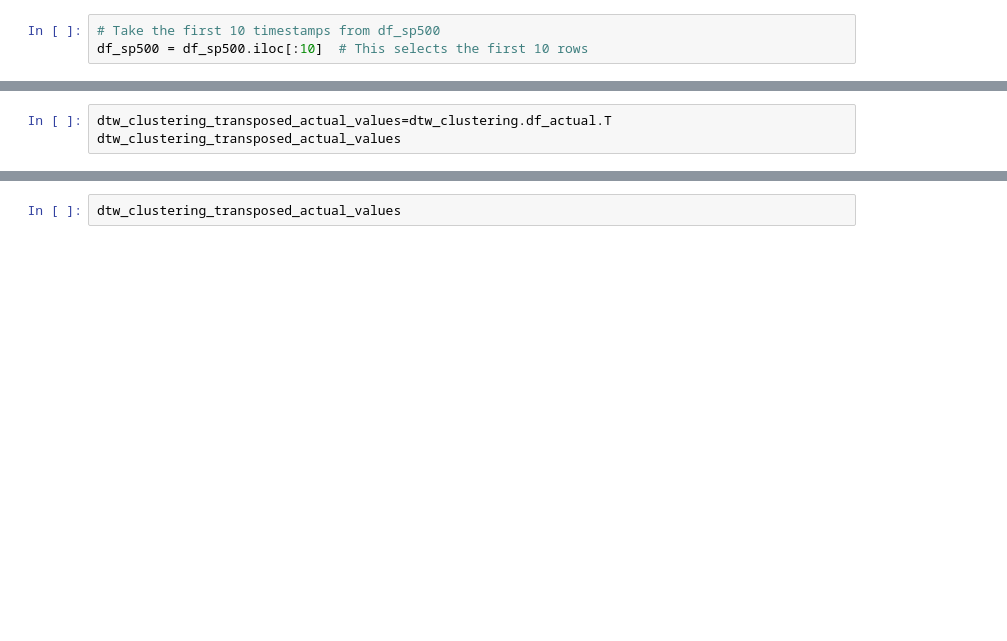
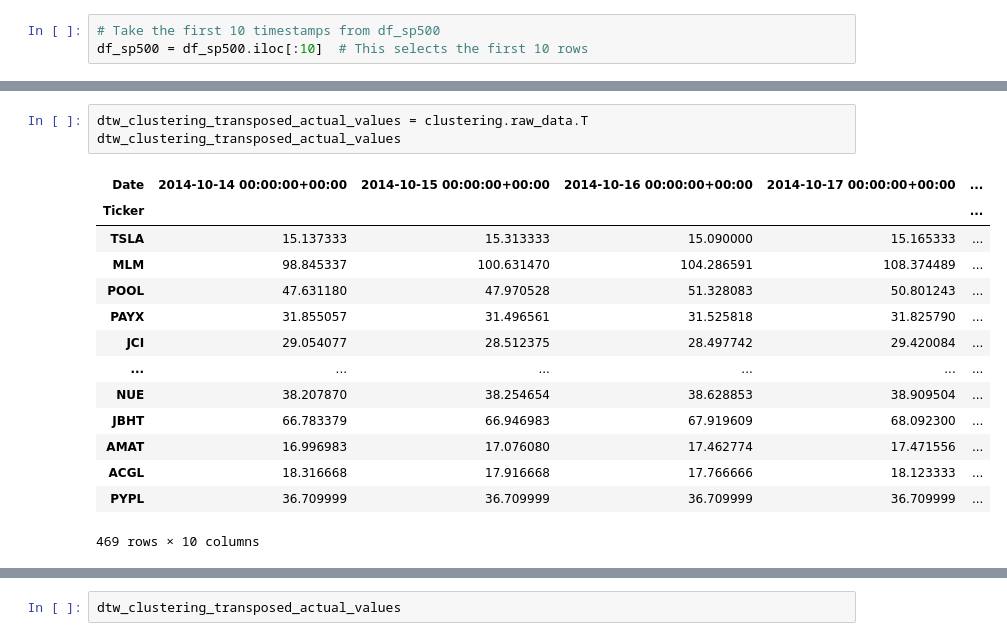
Before and after one commit to blackswan-quants/dtwclustering_sp500, a Jupyter notebook: clustering notebook.ipynb, the cells around one changed output, grey strips where cells are left out. Cells and saved outputs as stored; diff of their text form; blank space fills up the shorter version.

```diff
--- a/clustering notebook.ipynb
+++ b/clustering notebook.ipynb
@@ -618,6 +669,21 @@ kmeans_cluster_euclidean
 # %%
-dtw_clustering_transposed_actual_values=dtw_clustering.df_actual.T
+dtw_clustering_transposed_actual_values = clustering.raw_data.T
 dtw_clustering_transposed_actual_values
+# %% [output]
+| Date | 2014-10-14 00:00:00+00:00 | 2014-10-15 00:00:00+00:00 | 2014-10-16 00:00:00+00:00 | 2014-10-17 00:00:00+00:00 | ... |
+| Ticker |  |  |  |  | ... |
+| TSLA | 15.137333 | 15.313333 | 15.090000 | 15.165333 | ... |
+| MLM | 98.845337 | 100.631470 | 104.286591 | 108.374489 | ... |
+| POOL | 47.631180 | 47.970528 | 51.328083 | 50.801243 | ... |
+| PAYX | 31.855057 | 31.496561 | 31.525818 | 31.825790 | ... |
+| JCI | 29.054077 | 28.512375 | 28.497742 | 29.420084 | ... |
+| ... | ... | ... | ... | ... | ... |
+| NUE | 38.207870 | 38.254654 | 38.628853 | 38.909504 | ... |
+| JBHT | 66.783379 | 66.946983 | 67.919609 | 68.092300 | ... |
+| AMAT | 16.996983 | 17.076080 | 17.462774 | 17.471556 | ... |
+| ACGL | 18.316668 | 17.916668 | 17.766666 | 18.123333 | ... |
+| PYPL | 36.709999 | 36.709999 | 36.709999 | 36.709999 | ... |
+469 rows × 10 columns
 # %%
 dtw_clustering_transposed_actual_values['Hierarchical_Cluster_euclidean'] = hierarchical_cluster_euclidean
 #dtw_clustering_transposed_actual_values['Hierarchical_Cluster_DTW'] = hierarchical_cluster_fastDTW
```
Also changed, not shown: parts of 14 cells of this notebook.
